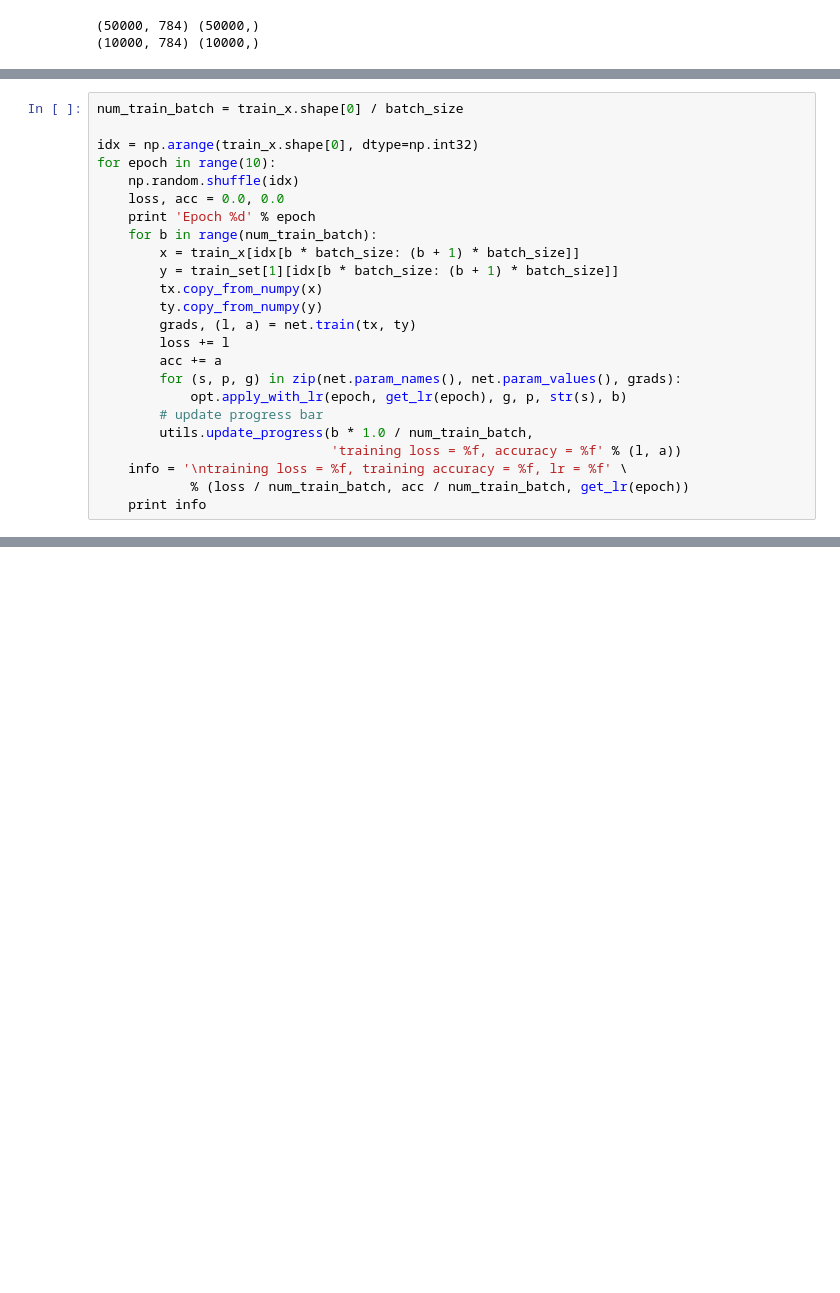
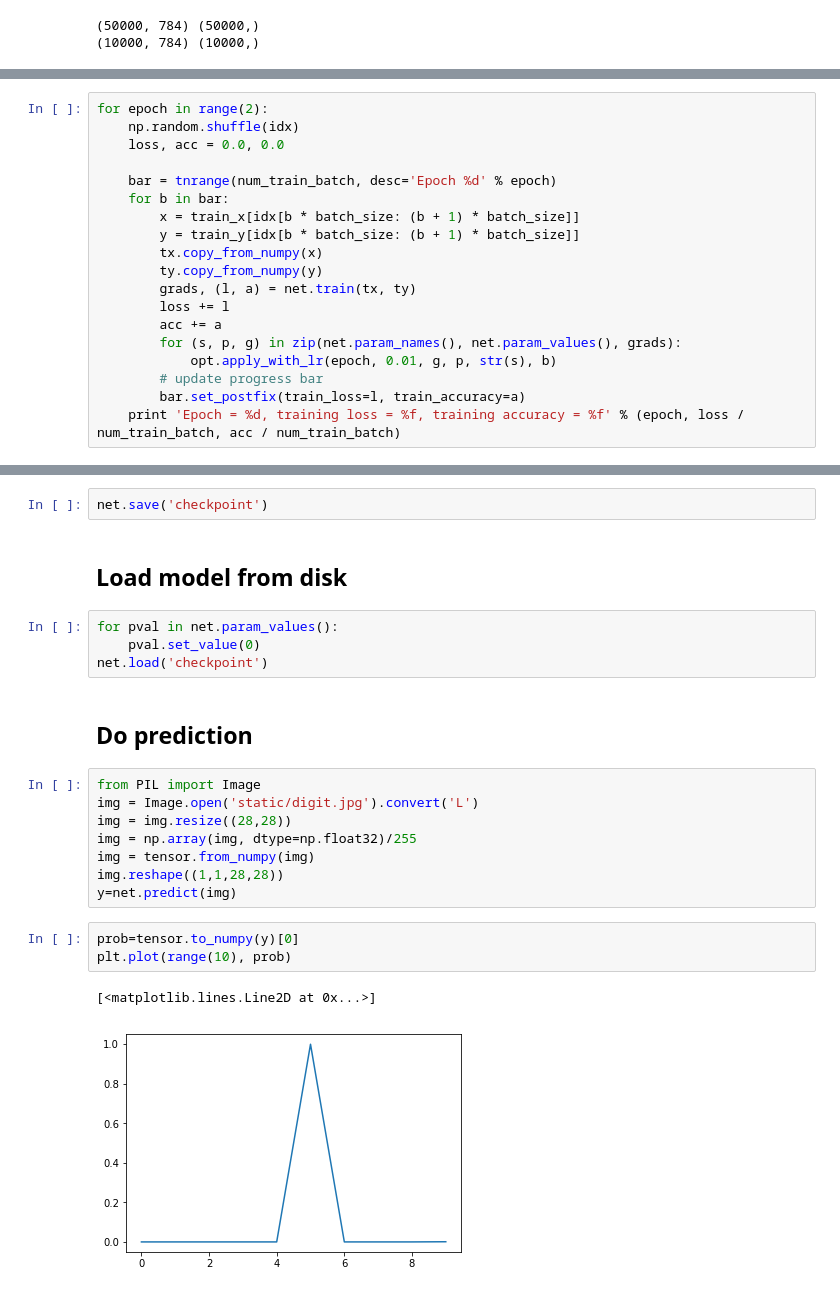
Before and after one commit to wangcan04/incubator-singa, a Jupyter notebook: doc/en/docs/notebook/cnn.ipynb, the cells around one changed output, grey strips where cells are left out. Drawn from its saved outputs; the diff is of its cells as text; blank space fills up the shorter version.

```diff
--- a/doc/en/docs/notebook/cnn.ipynb
+++ b/doc/en/docs/notebook/cnn.ipynb
@@ -75,25 +100,20 @@ ty = tensor.Tensor((batch_size,), cpu , core_pb2.kInt)
 # %%
-num_train_batch = train_x.shape[0] / batch_size
-
-idx = np.arange(train_x.shape[0], dtype=np.int32)
-for epoch in range(10):
+for epoch in range(2):
     np.random.shuffle(idx)
     loss, acc = 0.0, 0.0
-    print 'Epoch %d' % epoch
-    for b in range(num_train_batch):
+
+    bar = tnrange(num_train_batch, desc='Epoch %d' % epoch)
+    for b in bar:
         x = train_x[idx[b * batch_size: (b + 1) * batch_size]]
-        y = train_set[1][idx[b * batch_size: (b + 1) * batch_size]]
+        y = train_y[idx[b * batch_size: (b + 1) * batch_size]]
         tx.copy_from_numpy(x)
         ty.copy_from_numpy(y)
         grads, (l, a) = net.train(tx, ty)
         loss += l
         acc += a
         for (s, p, g) in zip(net.param_names(), net.param_values(), grads):
-            opt.apply_with_lr(epoch, get_lr(epoch), g, p, str(s), b)
+            opt.apply_with_lr(epoch, 0.01, g, p, str(s), b)
         # update progress bar
-        utils.update_progress(b * 1.0 / num_train_batch,
-                              'training loss = %f, accuracy = %f' % (l, a))
-    info = '\ntraining loss = %f, training accuracy = %f, lr = %f' \
-            % (loss / num_train_batch, acc / num_train_batch, get_lr(epoch))
-    print info
+        bar.set_postfix(train_loss=l, train_accuracy=a)
+    print 'Epoch = %d, training loss = %f, training accuracy = %f' % (epoch, loss / num_train_batch, acc / num_train_batch)
 # %% [output]
@@ -101,0 +125,24 @@ TypeError: Cannot cast array data from dtype('int64') to dtype('int32') accordin
+# %%
+net.save('checkpoint')
+# %% [markdown]
+## Load model from disk
+# %%
+for pval in net.param_values():
+    pval.set_value(0)
+net.load('checkpoint')
+# %% [markdown]
+## Do prediction
+# %%
+from PIL import Image
+img = Image.open('static/digit.jpg').convert('L')
+img = img.resize((28,28))
+img = np.array(img, dtype=np.float32)/255
+img = tensor.from_numpy(img)
+img.reshape((1,1,28,28))
+y=net.predict(img)
+# %%
+prob=tensor.to_numpy(y)[0]
+plt.plot(range(10), prob)
+# %% [output]
+[<matplotlib.lines.Line2D at 0x...>]
+[figure, added]
```
Also changed, not shown: parts of 17 cells of this notebook, 5 other files.
